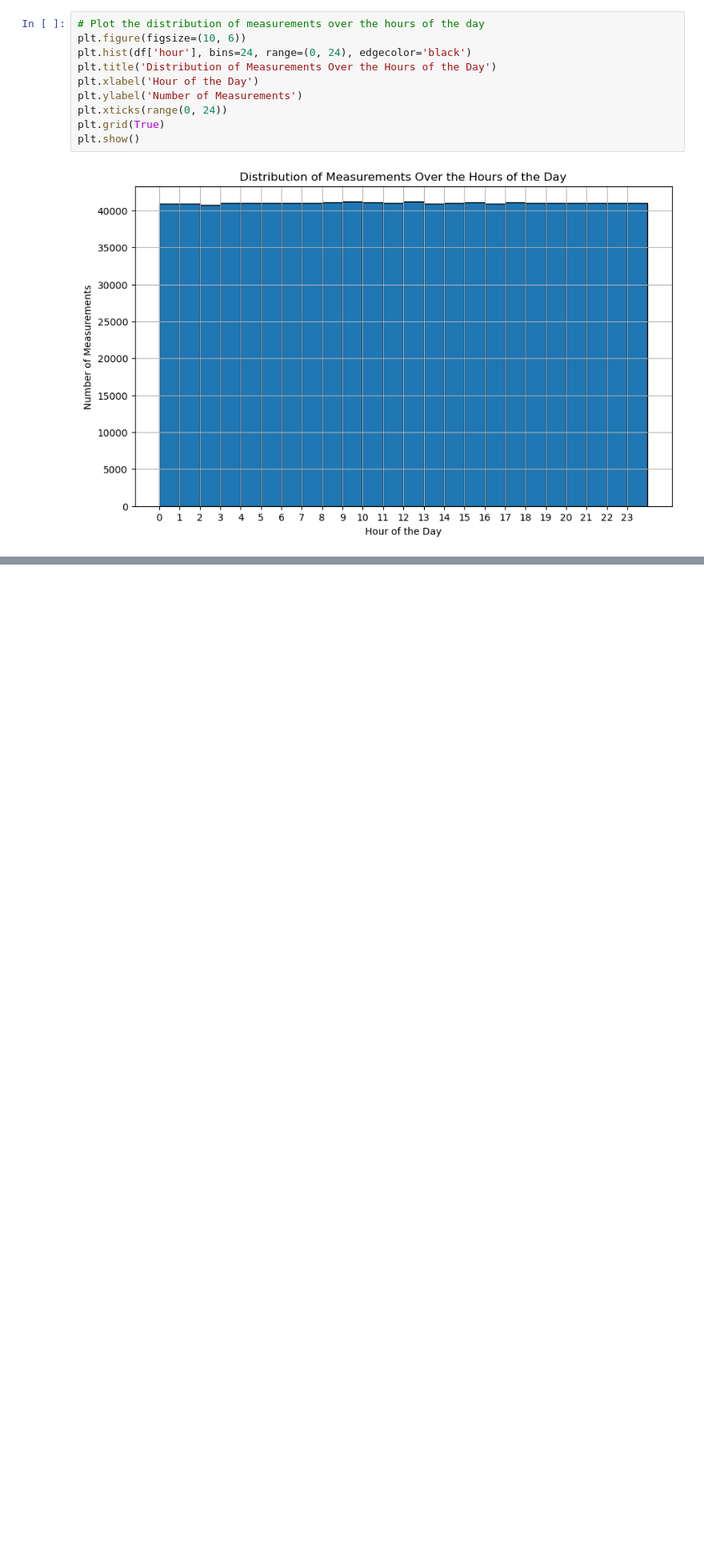
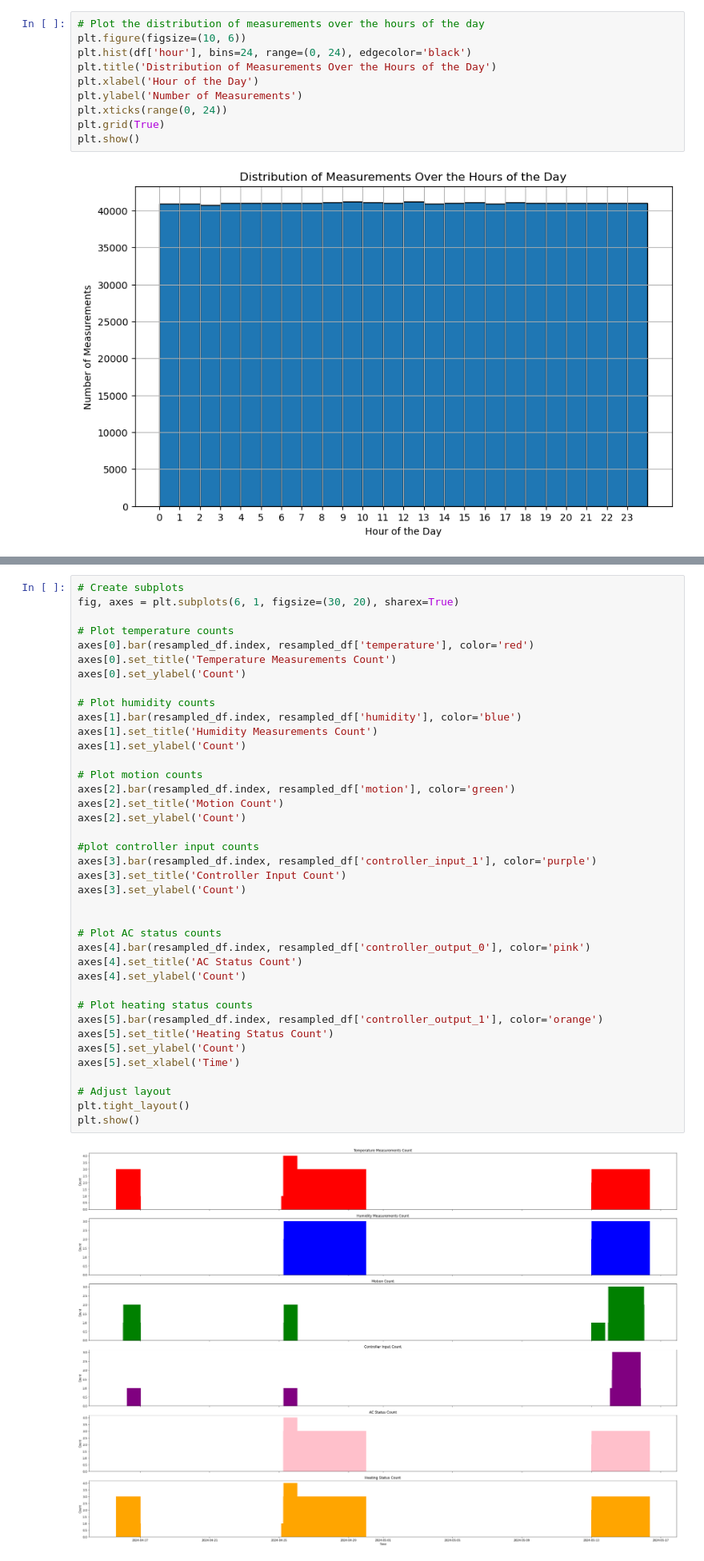
Before and after one commit to LeTartap/SISContainerProjGroup5, a Jupyter notebook: sensor_data_measurements.ipynb, the cells around one changed output, grey strips where cells are left out. Shown at 80% size. Drawn from its saved outputs; the diff is of its cells as text; blank space fills up the shorter version.

```diff
--- a/sensor_data_measurements.ipynb
+++ b/sensor_data_measurements.ipynb
@@ -71,0 +241,41 @@ plt.show()
+# %%
+# Create subplots
+fig, axes = plt.subplots(6, 1, figsize=(30, 20), sharex=True)
+
+# Plot temperature counts
+axes[0].bar(resampled_df.index, resampled_df['temperature'], color='red')
+axes[0].set_title('Temperature Measurements Count')
+axes[0].set_ylabel('Count')
+
+# Plot humidity counts
+axes[1].bar(resampled_df.index, resampled_df['humidity'], color='blue')
+axes[1].set_title('Humidity Measurements Count')
+axes[1].set_ylabel('Count')
+
+# Plot motion counts
+axes[2].bar(resampled_df.index, resampled_df['motion'], color='green')
+axes[2].set_title('Motion Count')
+axes[2].set_ylabel('Count')
+
+#plot controller input counts
+axes[3].bar(resampled_df.index, resampled_df['controller_input_1'], color='purple')
+axes[3].set_title('Controller Input Count')
+axes[3].set_ylabel('Count')
+
+
+# Plot AC status counts
+axes[4].bar(resampled_df.index, resampled_df['controller_output_0'], color='pink')
+axes[4].set_title('AC Status Count')
+axes[4].set_ylabel('Count')
+
+# Plot heating status counts
+axes[5].bar(resampled_df.index, resampled_df['controller_output_1'], color='orange')
+axes[5].set_title('Heating Status Count')
+axes[5].set_ylabel('Count')
+axes[5].set_xlabel('Time')
+
+# Adjust layout
+plt.tight_layout()
+plt.show()
+# %% [output]
+[figure, added]
```
Also changed, not shown: parts of 8 cells of this notebook, 3 other files.
